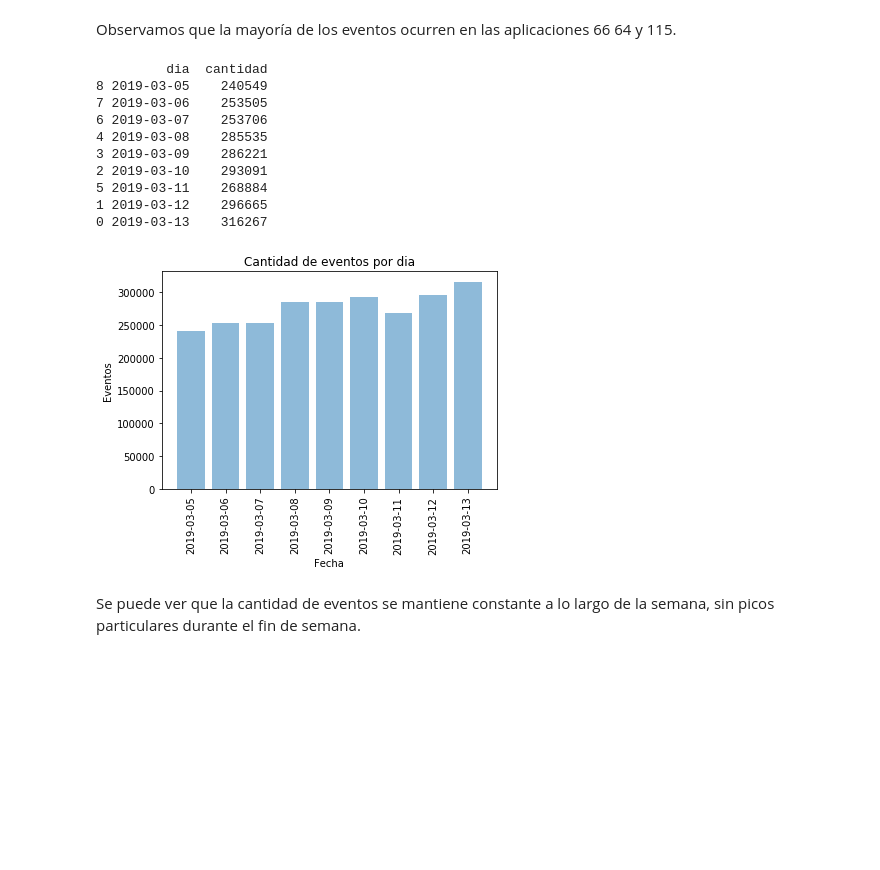
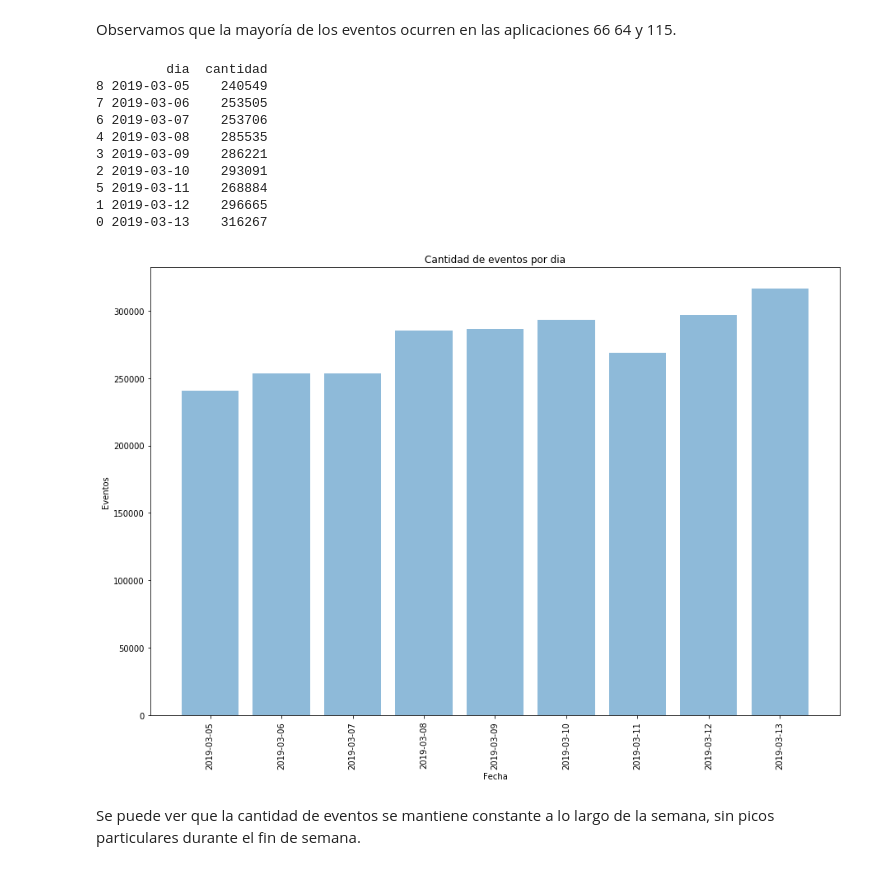
Before and after one commit to yanetrodriguez25/TpJampp, a Jupyter notebook: Tp1.ipynb, the cells around one changed output. Cells and saved outputs as stored; diff of their text form; code cells hidden in the pictures; blank space fills up the shorter version.

```diff
--- a/Tp1.ipynb
+++ b/Tp1.ipynb
@@ -598,35 +626,35 @@ Observamos que la mayoría de los eventos ocurren en las aplicaciones 66 64 y 11
 #Convertimos la fecha de creación del evento a un tipo datetime.
 df_events.date = pd.to_datetime(df_events.date)
 
 #Obtenemos la cantidad de eventos por día.
 df_eventos_por_dia = df_events.date\
        .dt.floor('d')\
        .value_counts()\
        .rename_axis('dia')\
        .reset_index(name='cantidad')\
        .sort_values(by='dia', ascending=True)
 
 print(df_eventos_por_dia)
-
+plt.figure(figsize=(15,10))
 plt.bar(np.arange(len(df_eventos_por_dia)), df_eventos_por_dia.cantidad, align='center', alpha=0.5)
 plt.xticks(np.arange(len(df_eventos_por_dia)), df_eventos_por_dia.dia.dt.date,rotation=90)
 plt.ylabel('Eventos')
 plt.xlabel('Fecha')
 plt.title('Cantidad de eventos por dia')
 
 plt.show()
 # %% [output]
          dia  cantidad
 8 2019-03-05    240549
 7 2019-03-06    253505
 6 2019-03-07    253706
 4 2019-03-08    285535
 3 2019-03-09    286221
 2 2019-03-10    293091
 5 2019-03-11    268884
 1 2019-03-12    296665
 0 2019-03-13    316267
-[figure, old version]
+[figure, new version]
 # %% [markdown]
 Se puede ver que la cantidad de eventos se mantiene constante a lo largo de la semana, sin picos particulares durante el fin de semana.
 # %%
```
Also changed, not shown: parts of 49 cells of this notebook.
